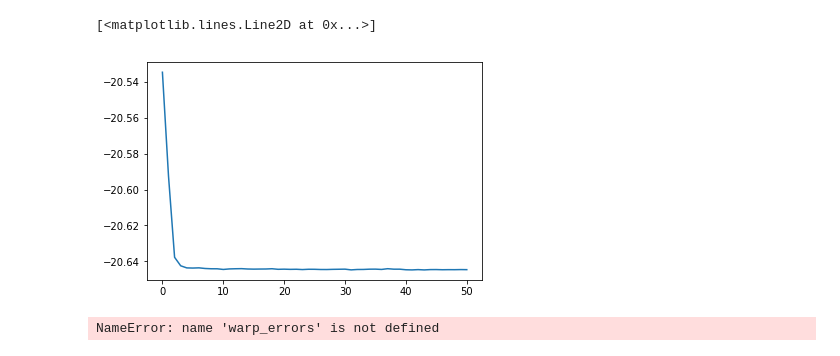
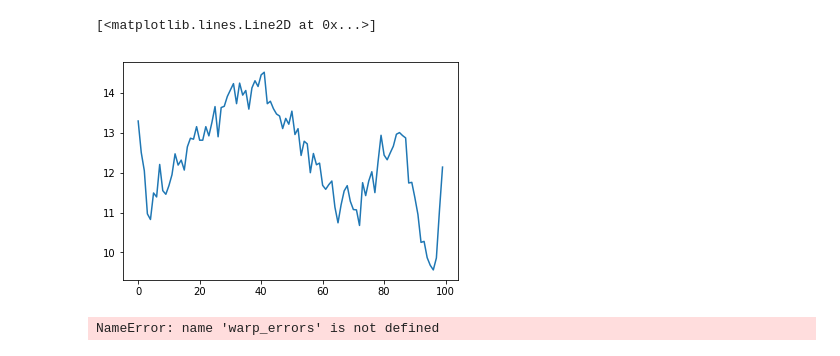
Before and after one commit to ahwillia/affinewarp, a Jupyter notebook: examples/synthetic - poisson.ipynb, the cells around one changed output. Cells and saved outputs as stored; diff of their text form; code cells hidden in the pictures.

Commit message:
smoothing prototype, plan to move warps to sparse matrices.

```diff
--- a/examples/synthetic - poisson.ipynb
+++ b/examples/synthetic - poisson.ipynb
@@ -49,3 +49,8 @@ data_params = {
     'knot_mutation': 0.1,
 }
 data, ground_truth = generate_data(data_params)
+# %%
+model = PiecewiseWarping(n_knots=1, l2_reg_scale=0.0, smoothness_reg_scale=0.0,
+                         warp_reg_scale=0.0, n_restarts=1, loss='poisson')
+model.fit(data, iterations=10)
+plt.plot(model.loss_hist)
@@ -52,12 +65,12 @@ data, ground_truth = generate_data(data_params)
 # %%
-model = PiecewiseWarping(n_knots=1, l2_reg_scale=0.0, max_temp=-1.,
-                         smoothness_reg_scale=0.0, warp_reg_scale=0.0, n_restarts=1, loss='poisson')
-model.fit(data)
+model = PiecewiseWarping(n_knots=1, l2_reg_scale=0.0, smoothness_reg_scale=100.0,
+                         warp_reg_scale=0.0, n_restarts=1, loss='poisson')
+model.fit(data, iterations=10)
 # %%
-plt.plot(model.loss_hist)
+plt.plot(model.template[:, 0])
 # %% [output]
 [<matplotlib.lines.Line2D at 0x...>]
-[figure, old version]
+[figure, new version]
 # %%
 def rel_err(X, Xhat):
     return np.linalg.norm(X - Xhat) / np.linalg.norm(X)
```
Also changed, not shown: parts of 2 cells of this notebook, 1 other file.
